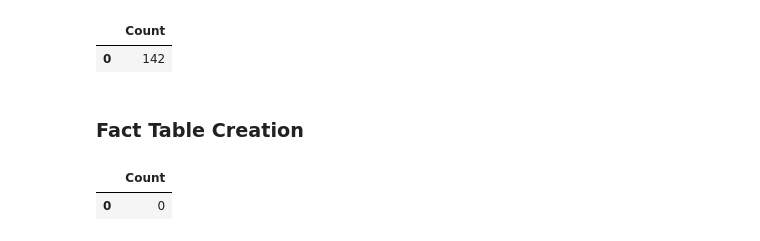
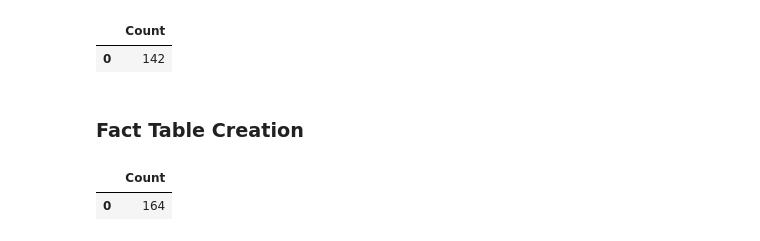
Before and after one commit to nivanrs/cryptocurrency_exchange, a Jupyter notebook: notebook/dev/process_dev.ipynb, the cells around one changed output. Cells and saved outputs as stored; diff of their text form; code cells hidden in the pictures.

```diff
--- a/notebook/dev/process_dev.ipynb
+++ b/notebook/dev/process_dev.ipynb
@@ -401,29 +401,30 @@ FROM stg_trades;
 # %%
 %%sql
 DROP TABLE IF EXISTS fact_trades;
 CREATE TABLE fact_trades AS
 SELECT
     t.trade_id,
     t.user_id,
     t.token_id,
     t.side,
     t.price_usd,
     t.quantity,
     t.price_usd * t.quantity AS trade_value_usd,
-    DATE_TRUNC('day', t.trade_created_time) AS trade_date
+    t.trade_created_time AS trade_date
 FROM stg_trades t
-WHERE t.status = 'completed';
+WHERE t.status = 'FILLED';
 
+DROP TABLE IF EXISTS fact_transfers;
 CREATE TABLE fact_transfers AS
 SELECT
     transfer_id,
     sender_id,
     receiver_id,
     token_id,
     amount,
-    DATE_TRUNC('day', transfer_created_time) AS transfer_date
+    transfer_created_time AS transfer_date
 FROM stg_transfers
-WHERE status = 'completed';
+WHERE status = 'SUCCESS';
 # %% [output]
 |  | Count |
-| 0 | 0 |
+| 0 | 164 |
```
